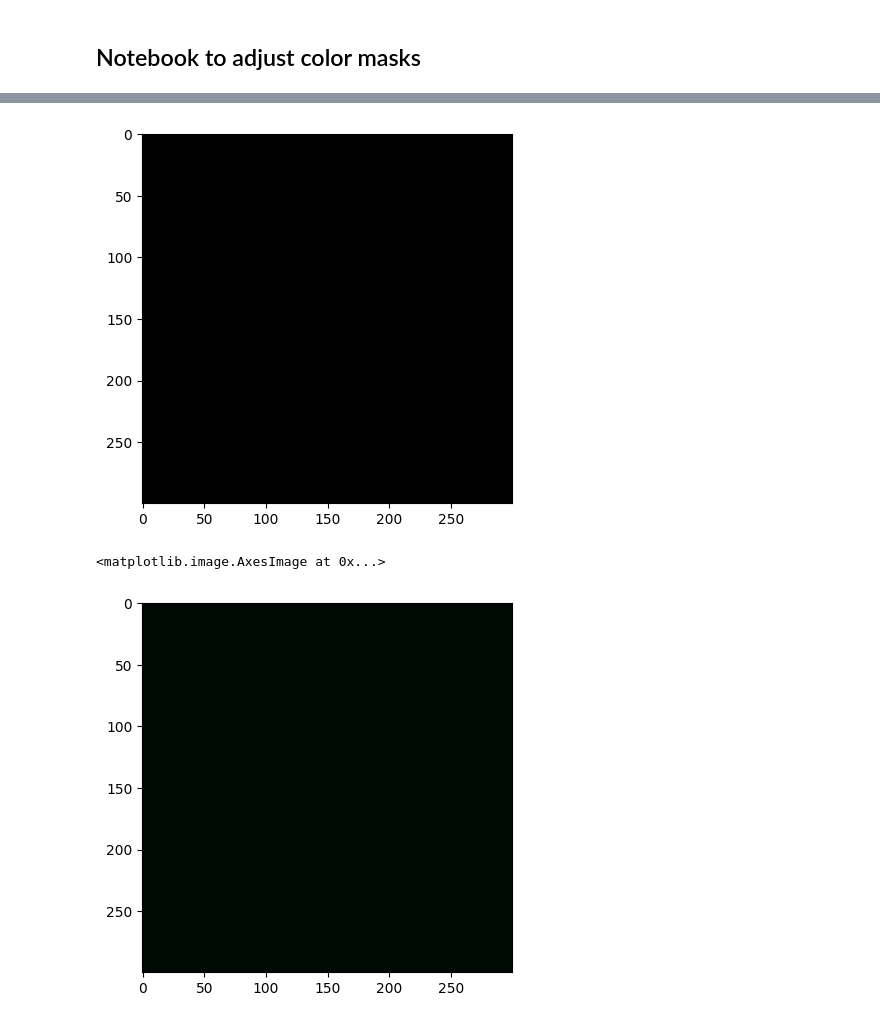
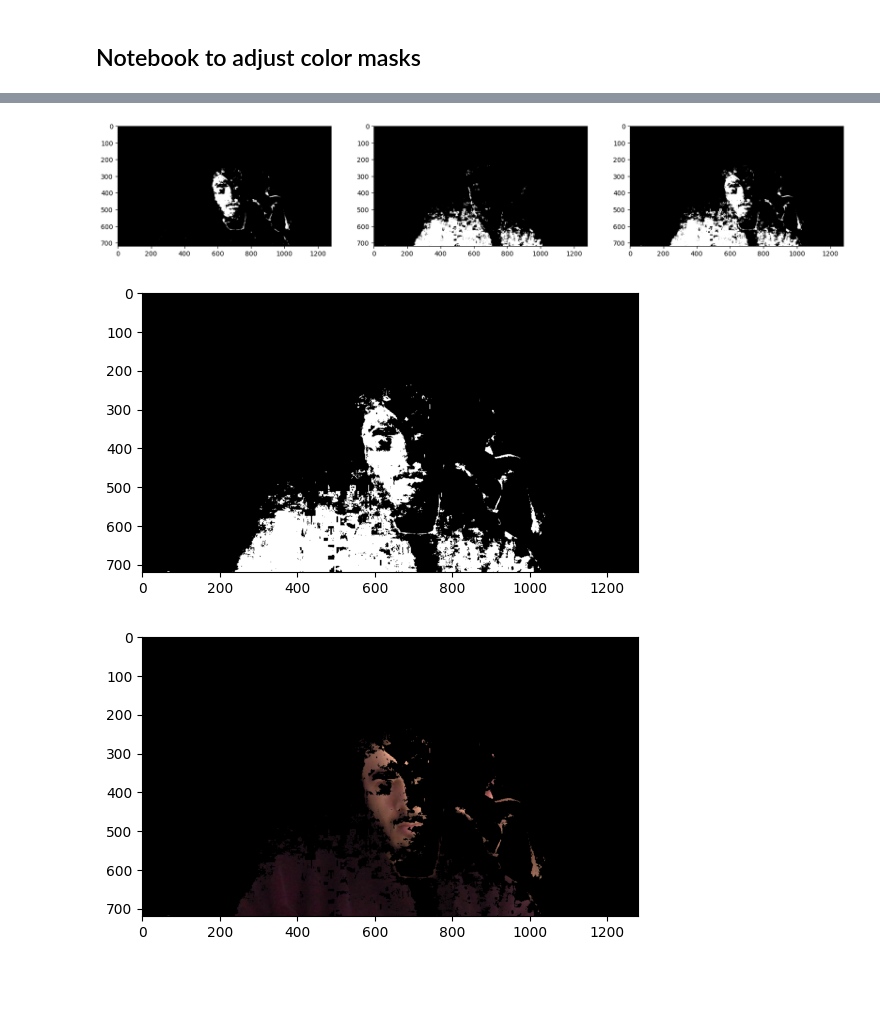
Before and after one commit to AsterisCrack/CV-Project, a Jupyter notebook: color_mask_adjust.ipynb, the cells around one changed output, grey strips where cells are left out. Saved outputs shown, nothing was run; the diff lists cells and outputs as text; code cells hidden in the pictures; blank space fills up the shorter version.

```diff
--- a/color_mask_adjust.ipynb
+++ b/color_mask_adjust.ipynb
@@ -24,30 +25,33 @@ plt.imshow(cv2.cvtColor(img, cv2.COLOR_HSV2RGB))
-# %%
-#Bounds in HSV. Red in this case
-lower_bound = (0, 100, 100)
-upper_bound = (10, 255, 255)
-
-#Show both colors as new images
-def create_blank(width, height, rgb_color=(0, 0, 0)):
-    """Create new image(numpy array) filled with certain color in RGB"""
-    # Create black blank image
-    image = np.zeros((height, width, 3), np.uint8)
-
-    # Since OpenCV uses BGR, convert the color first
-    color = tuple(reversed(rgb_color))
-    # Fill image with color
-    image[:] = color
-
-    return image
-
-# Create new blank 300x300 red image
-lower = create_blank(300, 300, rgb_color=lower_bound)
-upper = create_blank(300, 300, rgb_color=upper_bound)
-
-#Show both colors as new images
-plt.imshow(cv2.cvtColor(lower, cv2.COLOR_HSV2RGB))
-plt.show()
-plt.imshow(cv2.cvtColor(upper, cv2.COLOR_HSV2RGB))
-# %% [output]
-[figure, removed]
-<matplotlib.image.AxesImage at 0x...>
-[figure, removed]
+# %%
+#Bounds in HSV. Red in this case
+# lower boundary RED color range values; Hue (0 - 10)
+lower1 = np.array([0, 100, 20])
+upper1 = np.array([10, 255, 255])
+
+# upper boundary RED color range values; Hue (160 - 180)
+lower2 = np.array([160,100,20])
+upper2 = np.array([179,255,255])
+
+lower_mask = cv2.inRange(img, lower1, upper1)
+upper_mask = cv2.inRange(img, lower2, upper2)
+
+full_mask = lower_mask + upper_mask;
+
+result = cv2.bitwise_and(result, result, mask=full_mask)
+
+#Sublop with lower and upper mask
+fig, ax = plt.subplots(1, 3, figsize=(20, 10))
+ax[0].imshow(cv2.cvtColor(lower_mask, cv2.COLOR_BGR2RGB))
+ax[1].imshow(cv2.cvtColor(upper_mask, cv2.COLOR_BGR2RGB))
+ax[2].imshow(cv2.cvtColor(full_mask, cv2.COLOR_BGR2RGB))
+plt.show()
+
+#Show image
+plt.imshow(cv2.cvtColor(full_mask, cv2.COLOR_BGR2RGB))
+plt.show()
+plt.imshow(cv2.cvtColor(result, cv2.COLOR_BGR2RGB))
+plt.show()
+# %% [output]
+[figure, added]
+[figure, added]
+[figure, added]
```
Also changed, not shown: parts of 3 cells of this notebook, 2 other files.
